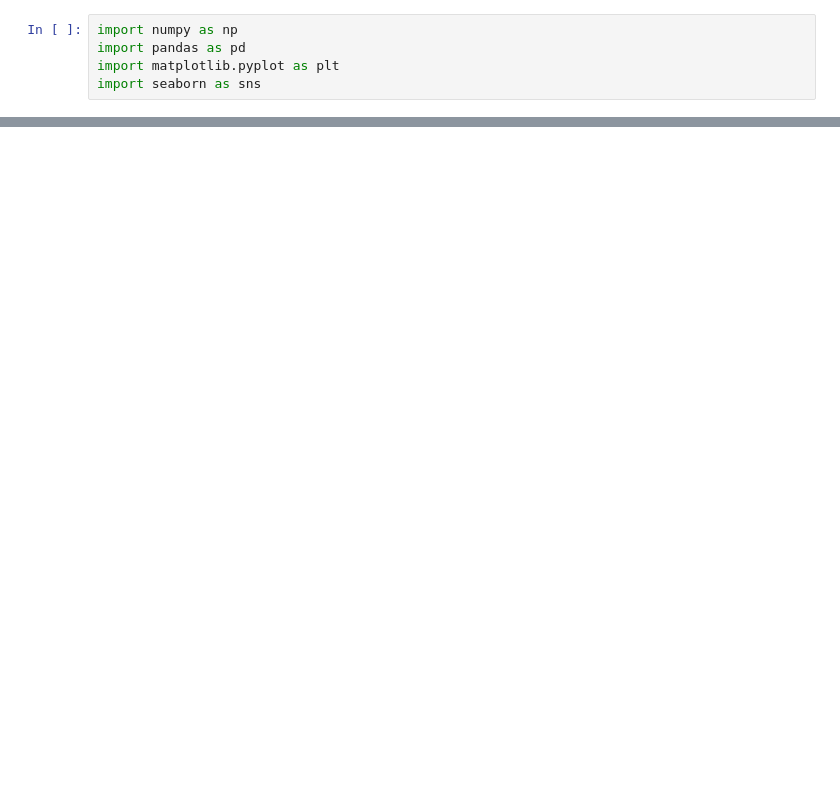
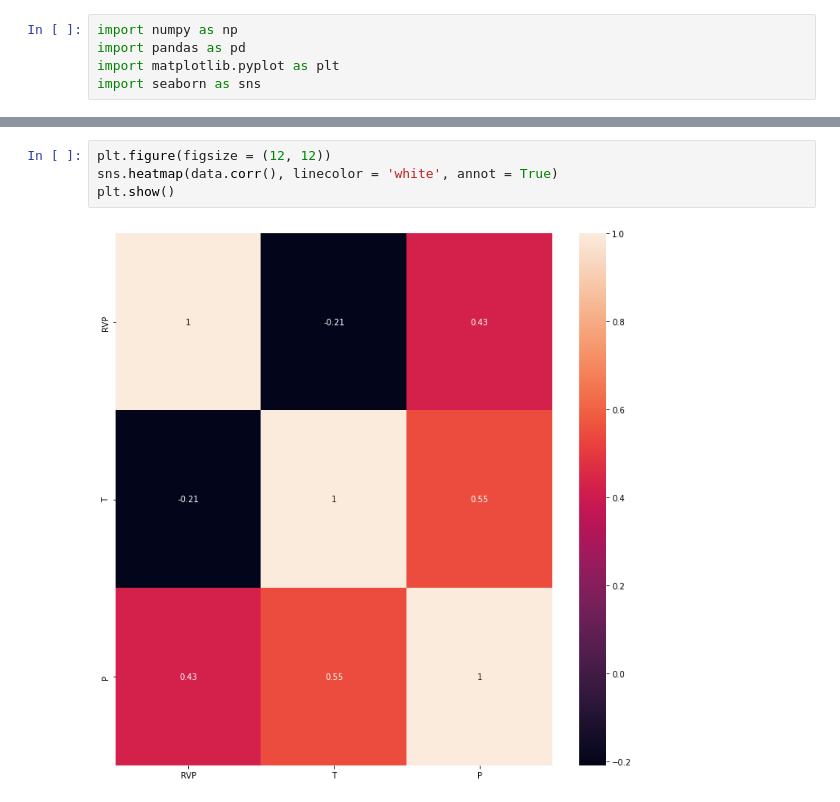
Before and after one commit to hoonzi-s/APC, a Jupyter notebook: #1 ALK - 213BTMRVP Inferential.ipynb, the cells around one changed output, grey strips where cells are left out. Drawn from its saved outputs; the diff is of its cells as text; blank space fills up the shorter version.

```diff
--- a/#1 ALK - 213BTMRVP Inferential.ipynb
+++ b/#1 ALK - 213BTMRVP Inferential.ipynb
@@ -84,3 +86,9 @@ data
+# %%
+plt.figure(figsize = (12, 12))
+sns.heatmap(data.corr(), linecolor = 'white', annot = True)
+plt.show()
+# %% [output]
+[figure, added]
 # %%
 a1 = -0.1343
 a2 = 0.0520
```
Also changed, not shown: parts of 28 cells of this notebook.
